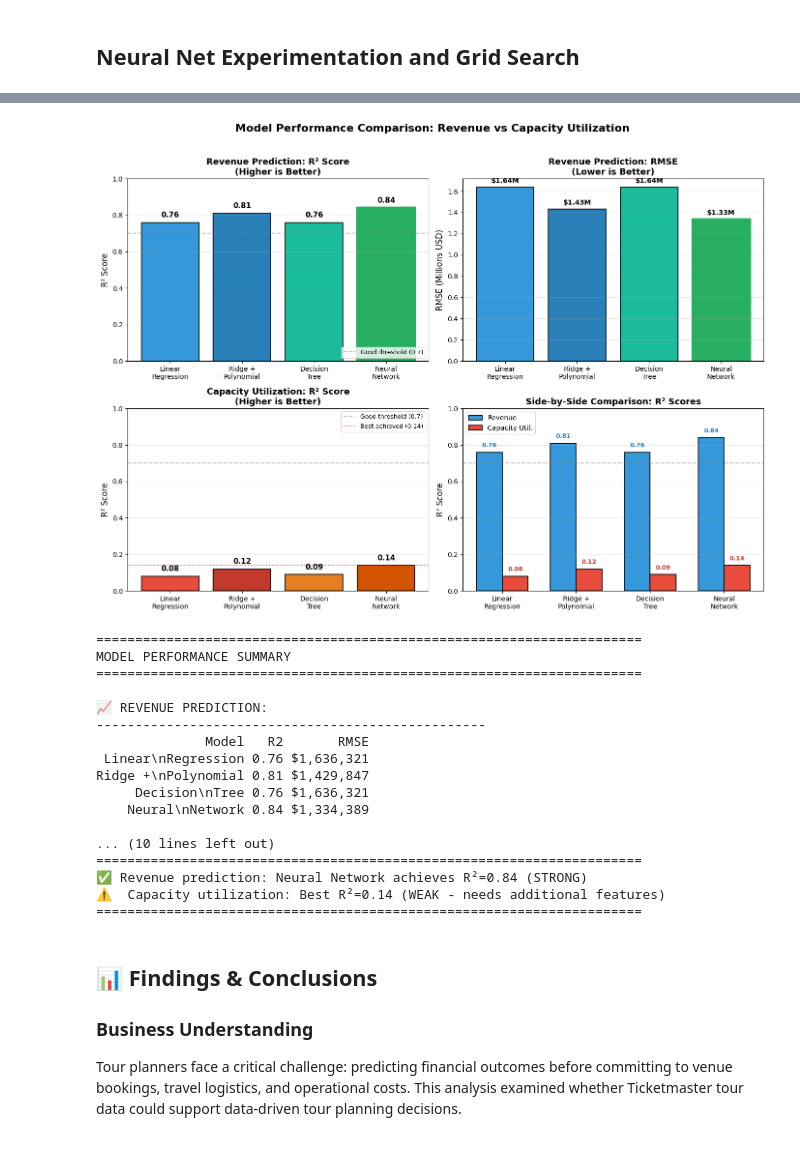
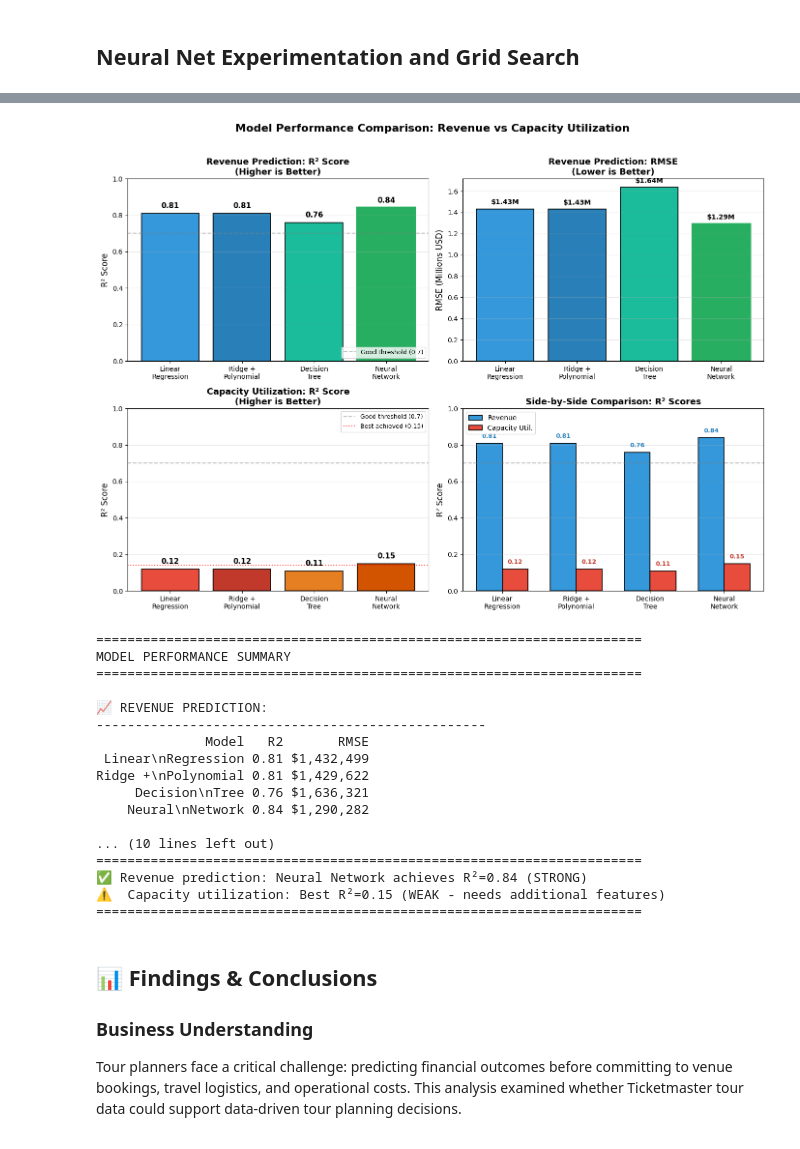
Before and after one commit to cheeseinvert/tour-data-capstone, a Jupyter notebook: prompt_V.ipynb, the cells around one changed output, grey strips where cells are left out. Saved outputs shown, nothing was run; the diff lists cells and outputs as text; code cells hidden in the pictures.

```diff
--- a/prompt_V.ipynb
+++ b/prompt_V.ipynb
@@ -2071,14 +2058,14 @@ import pandas as pd
 # Model performance data from experiments
 revenue_models = pd.DataFrame({
     'Model': ['Linear\nRegression', 'Ridge +\nPolynomial', 'Decision\nTree', 'Neural\nNetwork'],
-    'R2': [0.76, 0.81, 0.76, 0.84],
-    'RMSE': [1636321, 1429847, 1636321, 1334389]
+    'R2': [0.81, .81, 0.76, 0.84],
+    'RMSE': [1432499, 1429622, 1636321, 1290282]
 })
 
 capacity_models = pd.DataFrame({
     'Model': ['Linear\nRegression', 'Ridge +\nPolynomial', 'Decision\nTree', 'Neural\nNetwork'],
-    'R2': [0.08, 0.12, 0.09, 0.14],
-    'RMSE': [15.78, 15.44, 15.69, 15.25]
+    'R2': [0.12, 0.12, 0.11, 0.15],
+    'RMSE': [15.41, 15, 15.55, 15.13]
 })
 
 # Create figure with 2x2 subplots
@@ -2143,7 +2130,7 @@ ax3.set_ylabel('R² Score', fontsize=12)
 ax3.set_title('Capacity Utilization: R² Score\n(Higher is Better)', fontsize=13, fontweight='bold')
 ax3.set_ylim(0, 1.0)
 ax3.axhline(y=0.7, color='gray', linestyle='--', alpha=0.5, label='Good threshold (0.7)')
-ax3.axhline(y=0.14, color='red', linestyle=':', alpha=0.7, label=f'Best achieved (0.14)')
+ax3.axhline(y=0.14, color='red', linestyle=':', alpha=0.7, label=f'Best achieved (0.15)')
 ax3.legend(loc='upper right', fontsize=9)
 ax3.grid(axis='y', alpha=0.3)
 
@@ -2186,35 +2173,35 @@ plt.tight_layout()
 plt.savefig(image_path + 'model_comparison.png', dpi=300, bbox_inches='tight')
 plt.show()
 
 # ============================================================================
 # Print Summary Table
 # ============================================================================
 print("\n" + "="*70)
 print("MODEL PERFORMANCE SUMMARY")
 print("="*70)
 
 print("\n📈 REVENUE PREDICTION:")
 print("-" * 50)
 summary_rev = revenue_models.copy()
 summary_rev['RMSE'] = summary_rev['RMSE'].apply(lambda x: f"${x:,.0f}")
 summary_rev['R2'] = summary_rev['R2'].apply(lambda x: f"{x:.2f}")
 print(summary_rev.to_string(index=False))
 
 print("\n📊 CAPACITY UTILIZATION PREDICTION:")
 print("-" * 50)
 summary_cap = capacity_models.copy()
 summary_cap['RMSE'] = summary_cap['RMSE'].apply(lambda x: f"{x:.2f}%")
 summary_cap['R2'] = summary_cap['R2'].apply(lambda x: f"{x:.2f}")
 print(summary_cap.to_string(index=False))
 
 print("\n" + "="*70)
 print("KEY TAKEAWAY:")
 print("="*70)
 print("✅ Revenue prediction: Neural Network achieves R²=0.84 (STRONG)")
-print("⚠️  Capacity utilization: Best R²=0.14 (WEAK - needs additional features)")
+print("⚠️  Capacity utilization: Best R²=0.15 (WEAK - needs additional features)")
 print("="*70)
 # %% [output]
-[figure, old version]
+[figure, new version]
 ======================================================================
 MODEL PERFORMANCE SUMMARY
 ======================================================================
@@ -2222,15 +2209,15 @@ MODEL PERFORMANCE SUMMARY
 📈 REVENUE PREDICTION:
 --------------------------------------------------
               Model   R2       RMSE
- Linear\nRegression 0.76 $1,636,321
-Ridge +\nPolynomial 0.81 $1,429,847
+ Linear\nRegression 0.81 $1,432,499
+Ridge +\nPolynomial 0.81 $1,429,622
      Decision\nTree 0.76 $1,636,321
-    Neural\nNetwork 0.84 $1,334,389
+    Neural\nNetwork 0.84 $1,290,282
 
 ... (10 lines left out)
 ======================================================================
 ✅ Revenue prediction: Neural Network achieves R²=0.84 (STRONG)
-⚠️  Capacity utilization: Best R²=0.14 (WEAK - needs additional features)
+⚠️  Capacity utilization: Best R²=0.15 (WEAK - needs additional features)
 ======================================================================
 # %% [markdown]
 ## 📊 Findings & Conclusions
```
Also changed, not shown: parts of 10 cells of this notebook, 4 other files.
